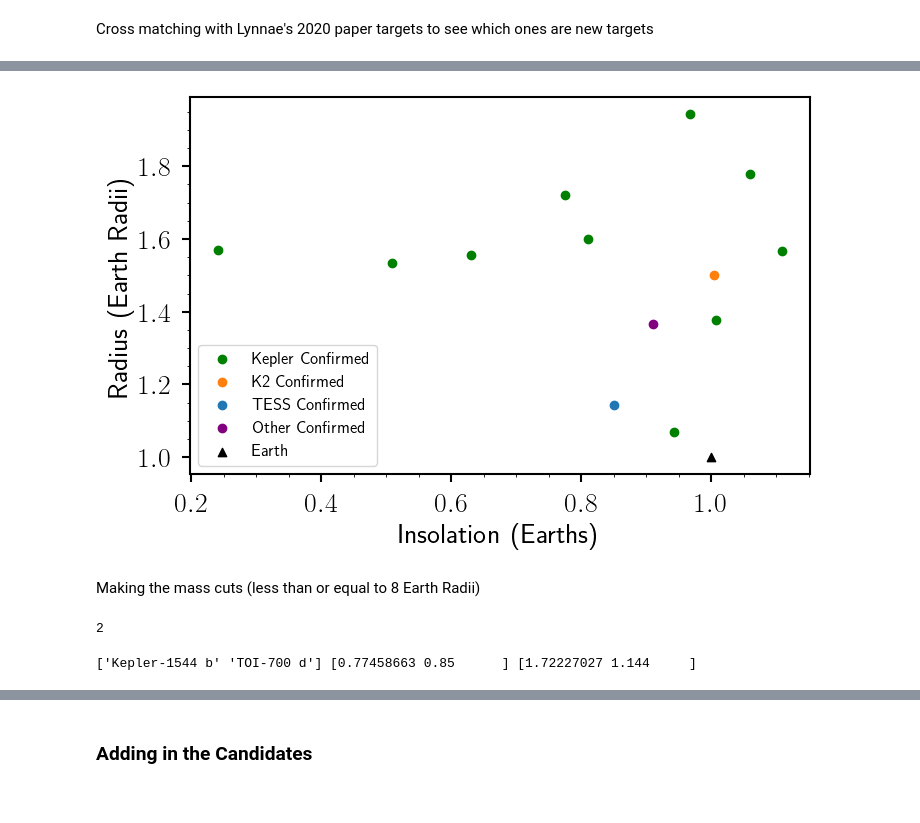
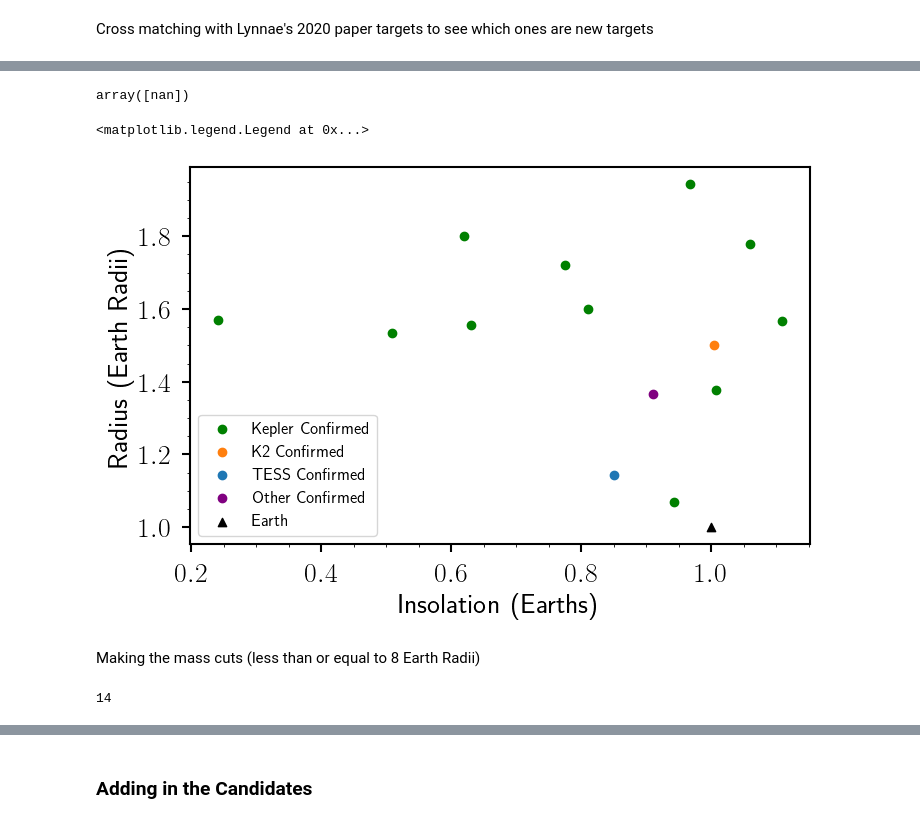
Before and after one commit to lupitatovar/Cool-Worlds, a Jupyter notebook: notebooks/Target List.ipynb, the cells around one changed output, grey strips where cells are left out. Drawn from its saved outputs; the diff is of its cells as text; code cells hidden in the pictures.

```diff
--- a/notebooks/Target List.ipynb
+++ b/notebooks/Target List.ipynb
@@ -105,7 +186,4 @@ array([250. ,  16.6,   nan, ...,   nan,   nan,   nan])
 # %%
-frames = [l1,full_table]
-
-l1_masses = pd.concat(frames, axis=1, join="inner")
-#l1_masses.to_csv('/Users/lupitatovar/Cool-Worlds/targets/targets_masses.csv')
-#l1_masses = pd.read_csv('/Users/lupitatovar/Cool-Worlds/targets/targets_masses.csv')
+#targets.to_csv('/Users/lupitatovar/Cool-Worlds/targets/targets_masses.csv')
+l1_masses = pd.read_csv('/Users/lupitatovar/Cool-Worlds/targets/targets_masses.csv')
 # %%
@@ -152,5 +232,5 @@ plt.xlim(0,10)
 # %%
-kepler_ = comparison[comparison["Discovery"].str.contains("Kepler")]
-k2_ = comparison[comparison["Discovery"].str.contains("K2")]
-tess_ = comparison[comparison["Discovery"].str.contains("TESS")]
-other_ = comparison[comparison["Discovery"].str.contains("Mulitple Observatories|MEarth Project|La Silla Observatory|SPECULOOS Southern Observatory")]
+kepler_ = l1_masses[l1_masses["discoverymethod"].str.contains("Kepler")]
+k2_ = l1_masses[l1_masses["discoverymethod"].str.contains("K2")]
+tess_ = l1_masses[l1_masses["discoverymethod"].str.contains("TESS")]
+other_ = l1_masses[l1_masses["discoverymethod"].str.contains("Mulitple Observatories|MEarth Project|La Silla Observatory|SPECULOOS Southern Observatory")]
@@ -157,32 +263,35 @@ other_ = comparison[comparison["Discovery"].str.contains("Mulitple Observatories
+# %%
+tess_['masse'].values
+# %% [output]
+array([nan])
 # %%
 #plt.scatter(comparison['Insolation'].values,comparison['Radius'].values)
 #plt.scatter(comparison['Insolation'].values,comparison['rade_est'].values)
 
-plt.scatter(kepler_['Insolation'].values,kepler_['Radius'].values,color = 'green', label = "Kepler Confirmed")
-plt.scatter(k2_['Insolation'].values,k2_['Radius'].values,color = 'C1', label = "K2 Confirmed")
-plt.scatter(tess_['Insolation'].values,tess_['Radius'].values,color = 'C0', label = "TESS Confirmed")
-plt.scatter(other_['Insolation'].values,other_['Radius'].values,color = 'purple', label = "Other Confirmed")
+plt.scatter(kepler_['insol'].values,kepler_['rade'].values,color = 'green', label = "Kepler Confirmed")
+plt.scatter(k2_['insol'].values,k2_['rade'].values,color = 'C1', label = "K2 Confirmed")
+plt.scatter(tess_['insol'].values,tess_['rade'].values,color = 'C0', label = "TESS Confirmed")
+plt.scatter(other_['insol'].values,other_['rade'].values,color = 'purple', label = "Other Confirmed")
 plt.scatter(1,1,color='k',label='Earth',marker="^")
 
 
 
 plt.xlabel('Insolation (Earths)')
 plt.ylabel('Radius (Earth Radii)')
 plt.tick_params(direction='out',width=1.5,length=6,pad=7)
 plt.minorticks_on()
 plt.legend(loc='lower left', fontsize=12)
 
 #plt.savefig('/Users/lupitatovar/Cool-Worlds/figures/new_targets.pdf',bbox_inches='tight')
 # %% [output]
+<matplotlib.legend.Legend at 0x...>
-[figure, old version]
+[figure, new version]
 # %% [markdown]
 Making the mass cuts (less than or equal to 8 Earth Radii)
 # %%
-mass_mask = np.where((comparison['masse'].values <= 8) | (comparison['masse_est'].values <= 8))[0]
+mass_mask = np.where((l1_masses['masse'].values <= 8) | (l1_masses['masse_est'].values <= 8))[0]
 len(mass_mask)
 # %% [output]
-2
+14
 # %%
-print(comparison['Planet'].values[mass_mask],comparison['Insolation'].values[mass_mask],comparison['Radius'].values[mass_mask])
+print(l1_masses['Planet'].values[mass_mask][0],l1_masses['Insolation'].values[mass_mask][0],l1_masses['Radius'].values[mass_mask][0])
-# %% [output]
-['Kepler-1544 b' 'TOI-700 d'] [0.77458663 0.85      ] [1.72227027 1.144     ]
```
Also changed, not shown: parts of 49 cells of this notebook, 12 other files.
